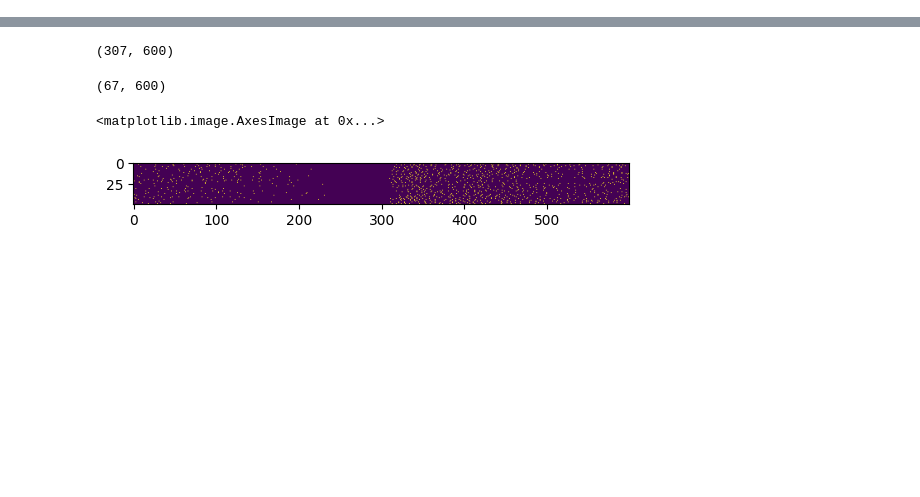
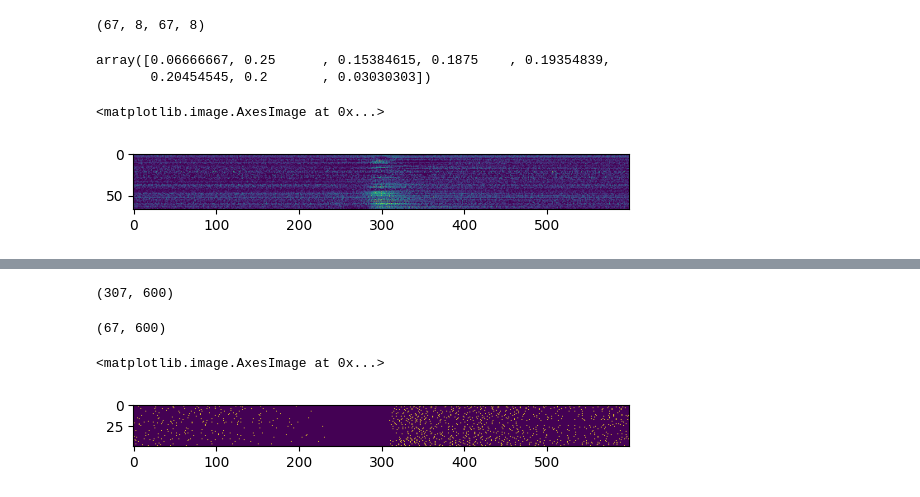
Before and after one commit to NeuroAI-IBS/fn_data_saccade, a Jupyter notebook: Data sorting/python_code/cliques_analy.ipynb, the cells around one changed output, grey strips where cells are left out. Cells and saved outputs as stored; diff of their text form; code cells hidden in the pictures; blank space fills up the shorter version.

```diff
--- a/Data sorting/python_code/cliques_analy.ipynb
+++ b/Data sorting/python_code/cliques_analy.ipynb
@@ -47,3 +47,46 @@ ppss = pre_processing.pre_processing(Ts, data_path, save_path)
 apca = analysis_pca.analysis_pca(Ts, data_cat, save_path)
 data_cat_sm = apca.smoothing_data()
 data_fn = np.mean(data_cat_sm, axis=0)
+# %%
+from scipy.ndimage import gaussian_filter1d
+
+Ts = 1000
+win = 20 # timewindow (ms), if sampling rate is 1000hz, win=10 is 10ms
+# b=[2,3,9,15,14,13,7,1];
+# label_ori={'Up','Up right', 'Right', 'Down right',...
+#     'Down', 'Down left', 'Left', 'Up left'};
+
+peak_all = []
+for data_num in range(np.shape(data_cat)[0]):
+
+    valcat_t = val_cat[data_num]
+    datacat_t = data_cat[data_num]
+
+    peak = []
+    for a in range(8):
+
+        # Peak
+        vv = np.mean(valcat_t[a], axis = 0)
+        I = np.where(max(vv) == vv)[0][0]
+        s_temp = gaussian_filter1d(np.sum(datacat_t[a], axis = 0), win)
+        I2 = np.where(max(s_temp) == s_temp)[0][0]
+        peak.append(I2 - I)
+
+    peak_all.append(peak)
+
+onset_delay = np.array(peak_all) / Ts
+# %%
+sp_p = []
+for a in range(np.shape(data_cat)[0]):
+
+    sp_sum = []
+    for b in range(np.shape(data_cat)[1]-1):
+
+        temp = data_cat[a][b]
+        sp_size_p = np.shape(temp)[0]
+        sp_sum_p = np.sum(temp, axis=0)
+        sp_sum.append(sp_sum_p / sp_size_p)
+
+    sp_p.append(sp_sum)
+
+sp_p = np.array(sp_p)
@@ -50,3 +106,17 @@ data_fn = np.mean(data_cat_sm, axis=0)
+# %%
+prob
+# %% [output]
+(67, 8, 67, 8)
+# %%
+prob[0,0,:][0]
+# %% [output]
+array([0.06666667, 0.25      , 0.15384615, 0.1875    , 0.19354839,
+       0.20454545, 0.2       , 0.03030303])
+# %%
+plt.imshow(sp_p[:,1,:])
+# %% [output]
+<matplotlib.image.AxesImage at 0x...>
+[figure, added]
 # %%
 sp_fn = []
 sp_size = []
```
Also changed, not shown: parts of 5 cells of this notebook.
